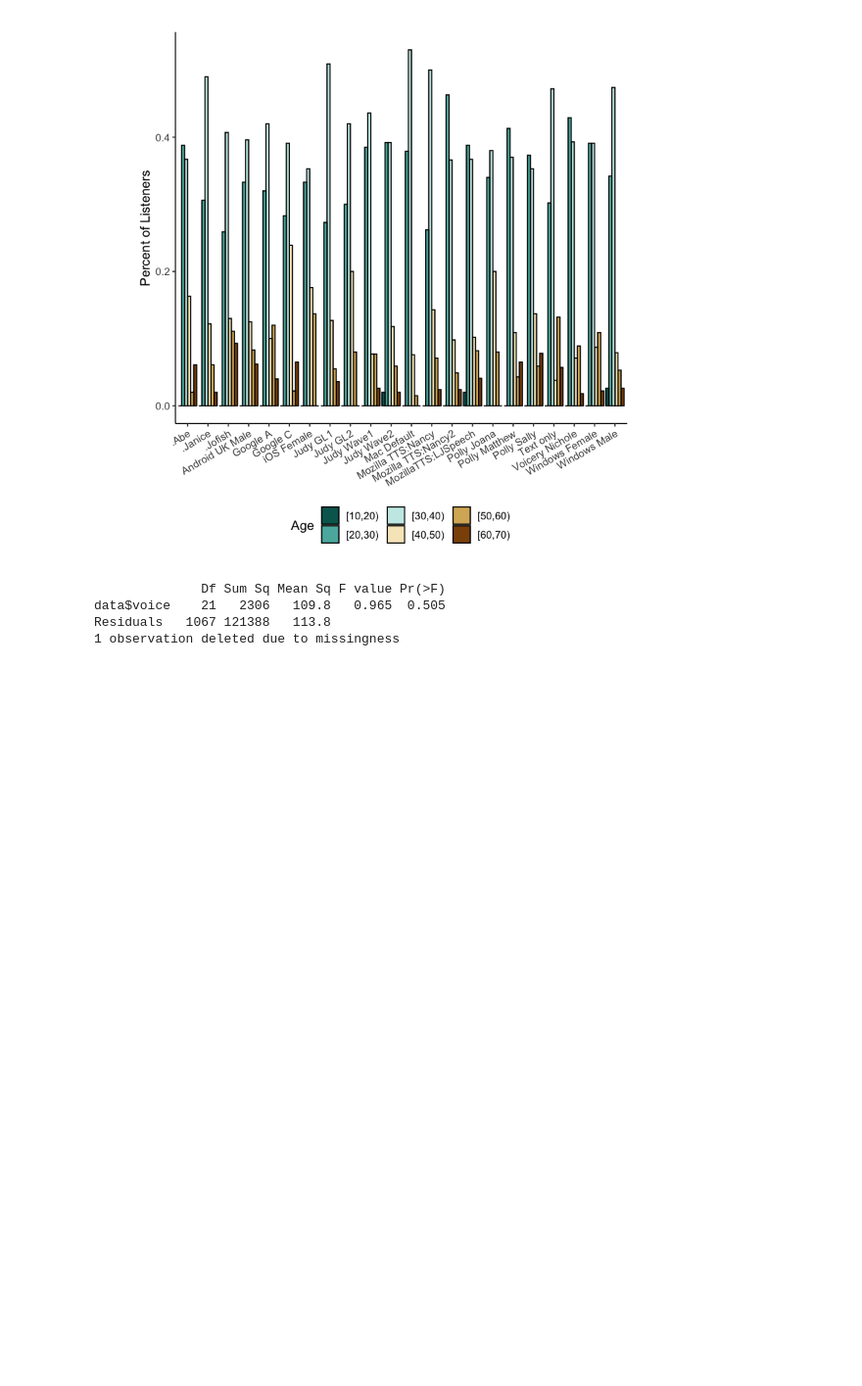
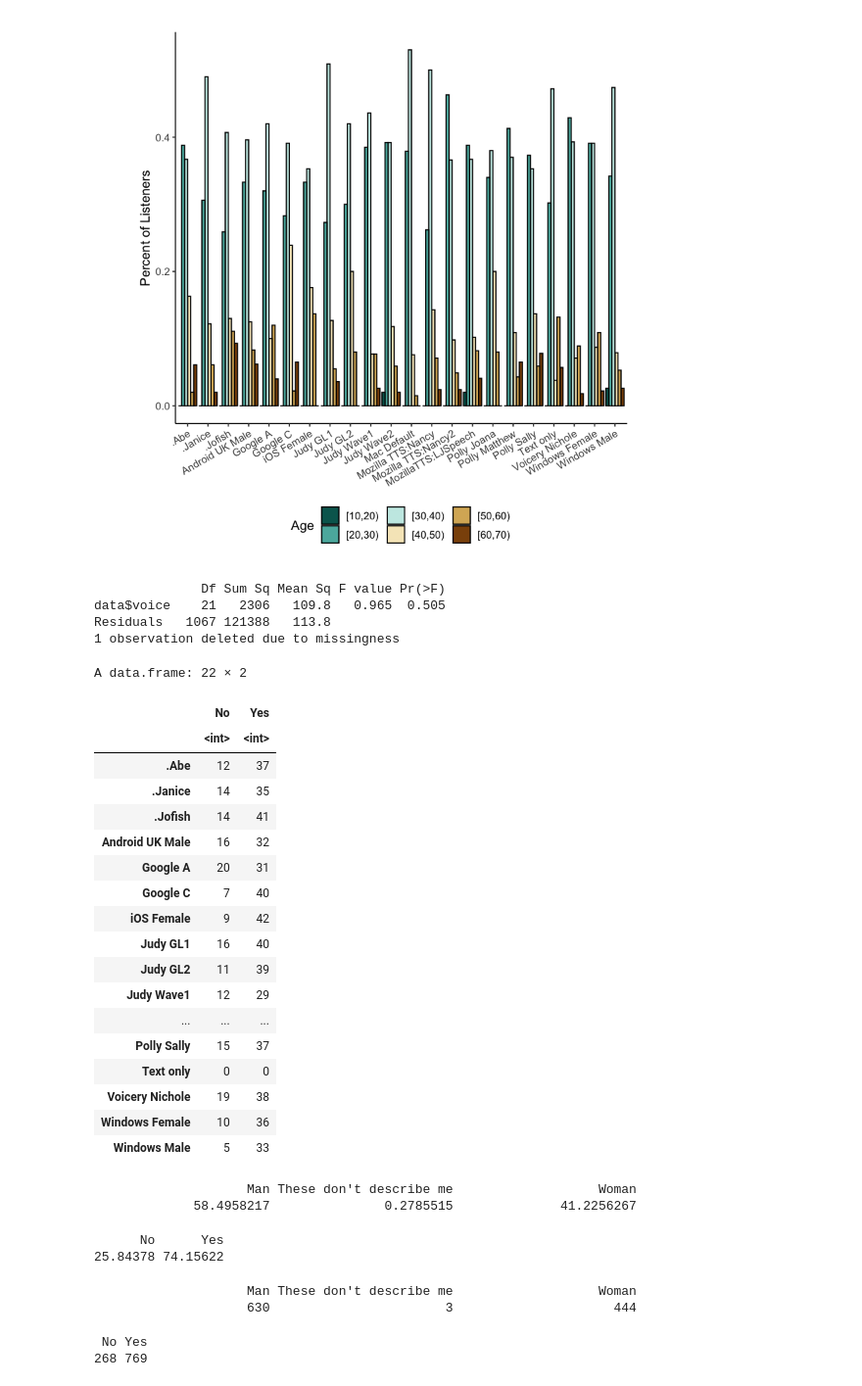
Before and after one commit to jmaddock/mozilla_voice_comparison, a Jupyter notebook: notebooks-chi-exploratory/demographic_check_9-11-19.ipynb, the cells around one changed output. Shown at 98% size. Saved outputs shown, nothing was run; the diff lists cells and outputs as text; code cells hidden in the pictures; blank space fills up the shorter version.

```diff
--- a/notebooks-chi-exploratory/demographic_check_9-11-19.ipynb
+++ b/notebooks-chi-exploratory/demographic_check_9-11-19.ipynb
@@ -156,3 +158,46 @@ summary(aov(data$age ~ data$voice))
 data$voice    21   2306   109.8   0.965  0.505
 Residuals   1067 121388   113.8
 1 observation deleted due to missingness
+# %%
+headphones = as.data.frame.matrix(table(data$voice, data$headphones))
+headphones
+# %% [output]
+A data.frame: 22 × 2
+|  | No | Yes |
+|  | <int> | <int> |
+| .Abe | 12 | 37 |
+| .Janice | 14 | 35 |
+| .Jofish | 14 | 41 |
+| Android UK Male | 16 | 32 |
+| Google A | 20 | 31 |
+| Google C | 7 | 40 |
+| iOS Female | 9 | 42 |
+| Judy GL1 | 16 | 40 |
+| Judy GL2 | 11 | 39 |
+| Judy Wave1 | 12 | 29 |
+| ... | ... | ... |
+| Polly Sally | 15 | 37 |
+| Text only | 0 | 0 |
+| Voicery Nichole | 19 | 38 |
+| Windows Female | 10 | 36 |
+| Windows Male | 5 | 33 |
+# %%
+prop.table(table(data$gender))*100
+# %% [output]
+                    Man These don't describe me                   Woman
+             58.4958217               0.2785515              41.2256267
+# %%
+prop.table(table(data$headphones))*100
+# %% [output]
+      No      Yes
+25.84378 74.15622
+# %%
+table(data$gender)
+# %% [output]
+                    Man These don't describe me                   Woman
+                    630                       3                     444
+# %%
+table(data$headphones)
+# %% [output]
+ No Yes
+268 769
```
Also changed, not shown: parts of 1 cell of this notebook, 13 other files.
